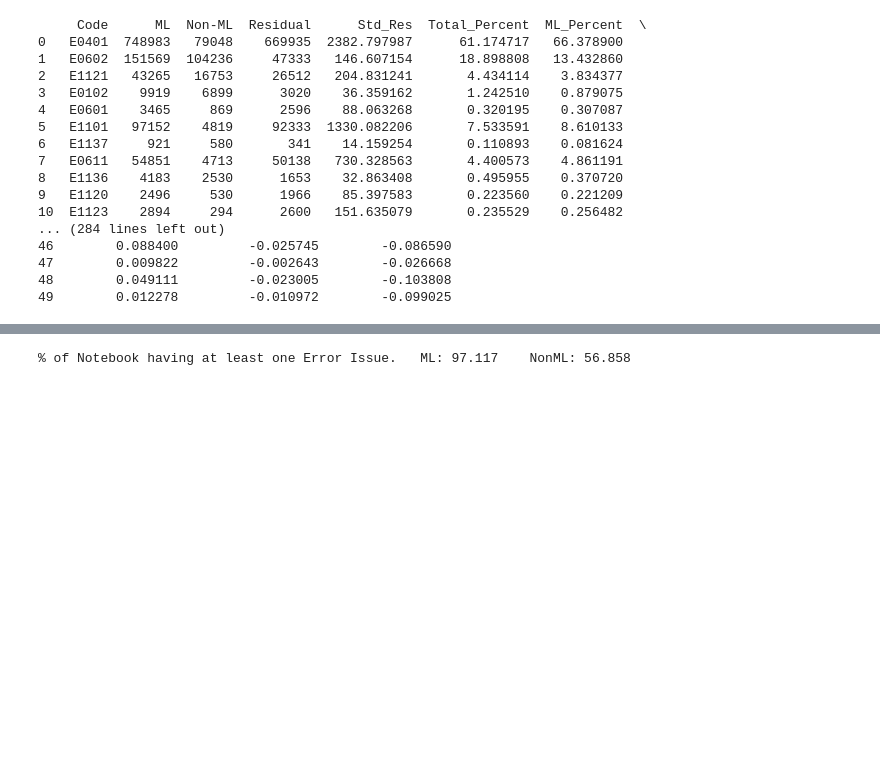
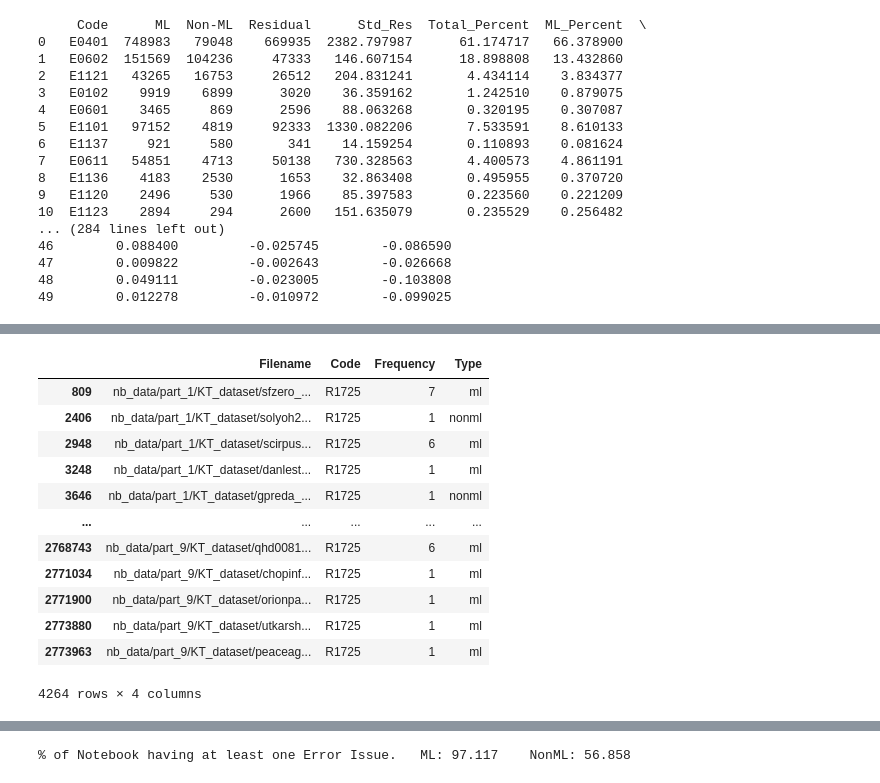
Before and after one commit to saeedsiddik/NBCSI_ForConf, a Jupyter notebook: EMSE_Conf_NB_Code_Style_Analysis.ipynb, the cells around one changed output, grey strips where cells are left out. Drawn from its saved outputs; the diff is of its cells as text; code cells hidden in the pictures; blank space fills up the shorter version.

```diff
--- a/EMSE_Conf_NB_Code_Style_Analysis.ipynb
+++ b/EMSE_Conf_NB_Code_Style_Analysis.ipynb
@@ -477,0 +480,3 @@ def calculate_residuals(df_issue_with_cat_3):
+# %%
+df_issue_freq_all = pd.read_sql_query("SELECT * from issueFrewquency", conn)
+df_issue_freq_all
@@ -477,0 +497,17 @@ def calculate_residuals(df_issue_with_cat_3):
+# %%
+df_issue_r1725 = df_issue_freq_all[df_issue_freq_all.Code == 'R1725']
+df_issue_r1725
+# %% [output]
+|  | Filename | Code | Frequency | Type |
+| 809 | nb_data/part_1/KT_dataset/sfzero_... | R1725 | 7 | ml |
+| 2406 | nb_data/part_1/KT_dataset/solyoh2... | R1725 | 1 | nonml |
+| 2948 | nb_data/part_1/KT_dataset/scirpus... | R1725 | 6 | ml |
+| 3248 | nb_data/part_1/KT_dataset/danlest... | R1725 | 1 | ml |
+| 3646 | nb_data/part_1/KT_dataset/gpreda_... | R1725 | 1 | nonml |
+| ... | ... | ... | ... | ... |
+| 2768743 | nb_data/part_9/KT_dataset/qhd0081... | R1725 | 6 | ml |
+| 2771034 | nb_data/part_9/KT_dataset/chopinf... | R1725 | 1 | ml |
+| 2771900 | nb_data/part_9/KT_dataset/orionpa... | R1725 | 1 | ml |
+| 2773880 | nb_data/part_9/KT_dataset/utkarsh... | R1725 | 1 | ml |
+| 2773963 | nb_data/part_9/KT_dataset/peaceag... | R1725 | 1 | ml |
+4264 rows × 4 columns
```
Also changed, not shown: parts of 8 cells of this notebook.
